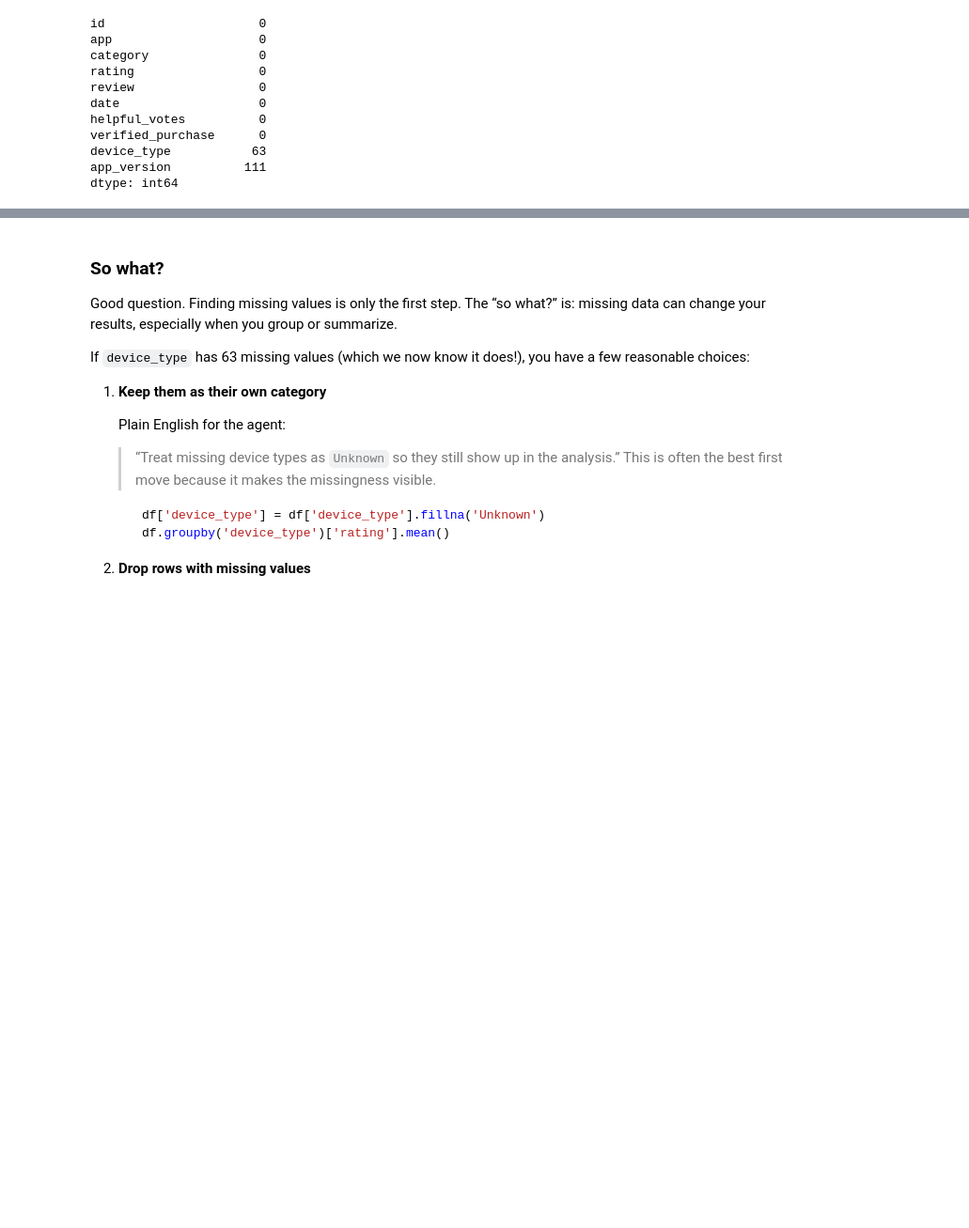
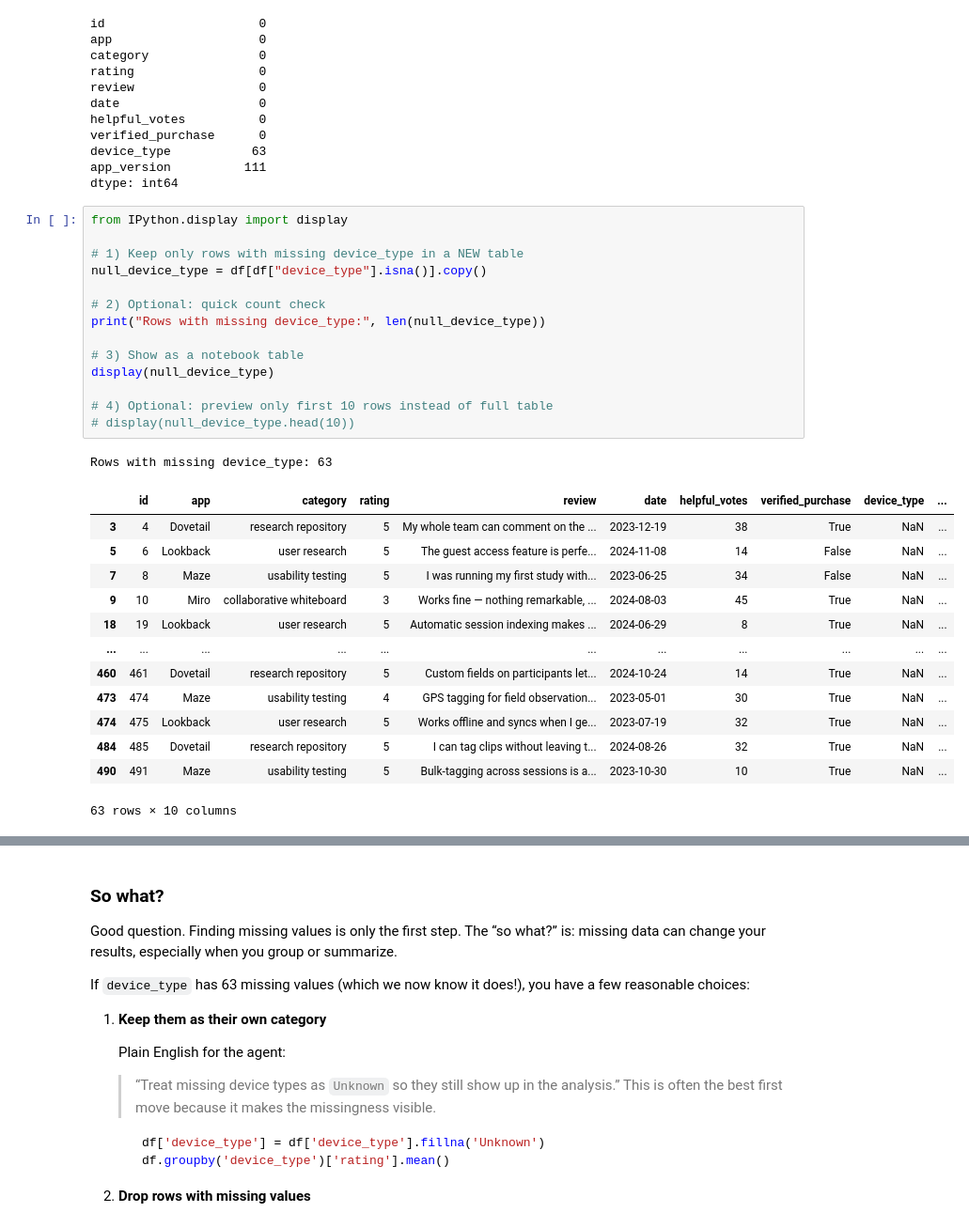
Before and after one commit to berrycheesecake99/HCDE-530-Repository, a Jupyter notebook: Week 5/week5_pandas_demo.ipynb, the cells around one changed output, grey strips where cells are left out. Shown at 94% size. Drawn from its saved outputs; the diff is of its cells as text; blank space fills up the shorter version.

```diff
--- a/Week 5/week5_pandas_demo.ipynb
+++ b/Week 5/week5_pandas_demo.ipynb
@@ -165,3 +165,32 @@ verified_purchase      0
 device_type           63
 app_version          111
 dtype: int64
+# %%
+from IPython.display import display
+
+# 1) Keep only rows with missing device_type in a NEW table
+null_device_type = df[df["device_type"].isna()].copy()
+
+# 2) Optional: quick count check
+print("Rows with missing device_type:", len(null_device_type))
+
+# 3) Show as a notebook table
+display(null_device_type)
+
+# 4) Optional: preview only first 10 rows instead of full table
+# display(null_device_type.head(10))
+# %% [output]
+Rows with missing device_type: 63
+|  | id | app | category | rating | review | date | helpful_votes | verified_purchase | device_type | ... |
+| 3 | 4 | Dovetail | research repository | 5 | My whole team can comment on the ... | 2023-12-19 | 38 | True | NaN | ... |
+| 5 | 6 | Lookback | user research | 5 | The guest access feature is perfe... | 2024-11-08 | 14 | False | NaN | ... |
+| 7 | 8 | Maze | usability testing | 5 | I was running my first study with... | 2023-06-25 | 34 | False | NaN | ... |
+| 9 | 10 | Miro | collaborative whiteboard | 3 | Works fine — nothing remarkable, ... | 2024-08-03 | 45 | True | NaN | ... |
+| 18 | 19 | Lookback | user research | 5 | Automatic session indexing makes ... | 2024-06-29 | 8 | True | NaN | ... |
+| ... | ... | ... | ... | ... | ... | ... | ... | ... | ... | ... |
+| 460 | 461 | Dovetail | research repository | 5 | Custom fields on participants let... | 2024-10-24 | 14 | True | NaN | ... |
+| 473 | 474 | Maze | usability testing | 4 | GPS tagging for field observation... | 2023-05-01 | 30 | True | NaN | ... |
+| 474 | 475 | Lookback | user research | 5 | Works offline and syncs when I ge... | 2023-07-19 | 32 | True | NaN | ... |
+| 484 | 485 | Dovetail | research repository | 5 | I can tag clips without leaving t... | 2024-08-26 | 32 | True | NaN | ... |
+| 490 | 491 | Maze | usability testing | 5 | Bulk-tagging across sessions is a... | 2023-10-30 | 10 | True | NaN | ... |
+63 rows × 10 columns
```
Also changed, not shown: parts of 3 cells of this notebook, 16 other files.
